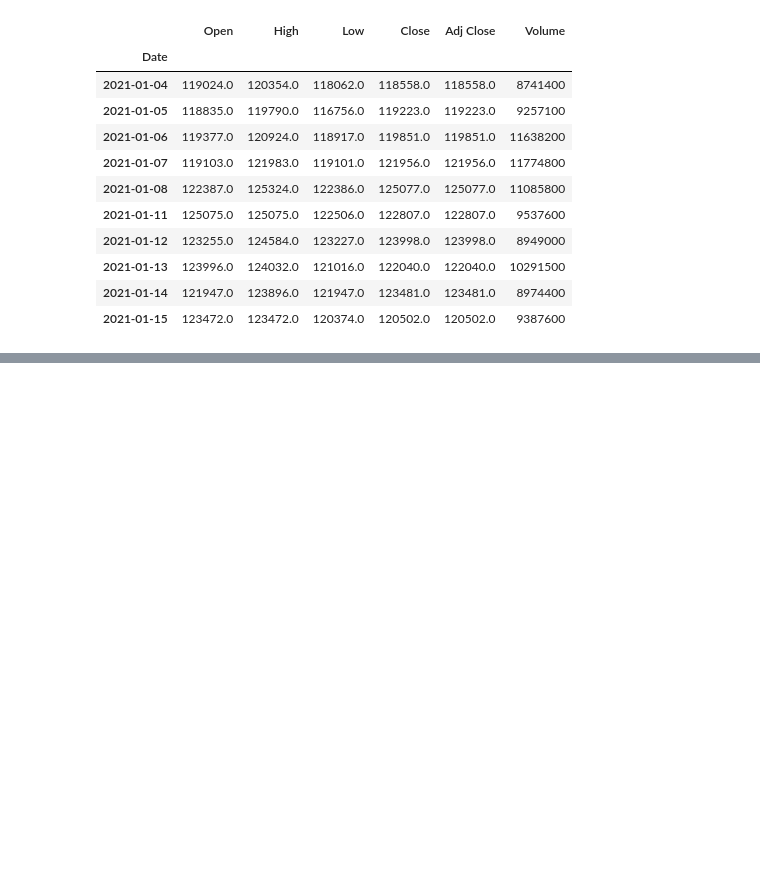
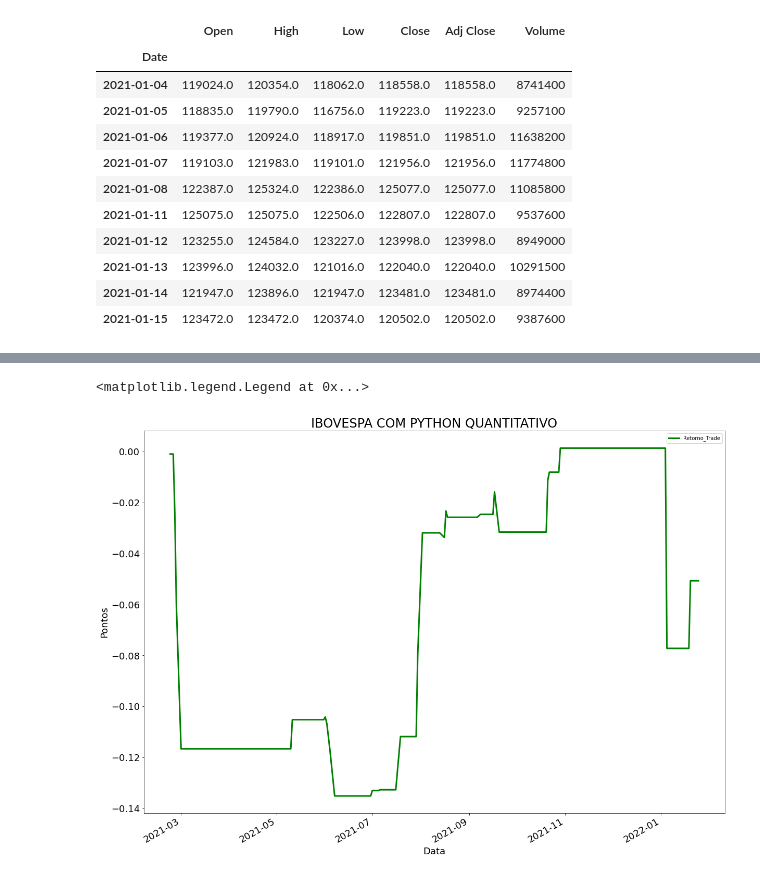
Before and after one commit to Marilzon/quantitative-finance, a Jupyter notebook: bollinger_bands.ipynb, the cells around one changed output, grey strips where cells are left out. Saved outputs shown, nothing was run; the diff lists cells and outputs as text; code cells hidden in the pictures; blank space fills up the shorter version.

```diff
--- a/bollinger_bands.ipynb
+++ b/bollinger_bands.ipynb
@@ -89,0 +90,6 @@ plt.legend()
+# %%
+# CRIANDO ALVOS
+
+period = 12
+dataframe.loc[:, 'Retorno'] = dataframe['Adj Close'].pct_change(period)
+dataframe.loc[:, 'Alvo'] = dataframe['Retorno'].shift( - period)
@@ -89,0 +117,40 @@ plt.legend()
+# %%
+# ESTRATEGIA DO TRADE - 'Seguir a tentencia'
+
+dataframe.loc[:, 'Regra'] = np.where(
+    dataframe.loc[:, 'Adj Close'] > dataframe.loc[: , 'Banda_Superior'], 1, 0
+)
+dataframe.loc[:, 'Regra'] = np.where(
+    dataframe.loc[:, 'Adj Close'] < dataframe.loc[: , 'Banda_Inferior'], -1, dataframe.loc[: ,'Regra']
+)
+# %%
+# REGRA NO ALVO
+
+dataframe.loc[:, 'Trade'] = dataframe.loc[:, 'Regra'] * dataframe.loc[:, 'Alvo']
+# %%
+# CALCULANDO RESULTADO ACUMULADO POR JUROS COMPOSTOS
+
+dataframe.loc[:, 'Retorno_Trade'] = dataframe['Trade'].cumsum()
+# %%
+dataframe['Retorno_Trade'].plot(
+    figsize = (20,15),
+    linewidth = 3,
+    fontsize = 18,
+    color = 'green'
+)
+plt.xlabel(
+    'Data',
+    fontsize = 18
+)
+plt.ylabel(
+    'Pontos',
+    fontsize = 18
+)
+plt.title(
+    'IBOVESPA COM PYTHON QUANTITATIVO',
+    fontsize = 24
+);
+plt.legend()
+# %% [output]
+<matplotlib.legend.Legend at 0x...>
+[figure, added]
```
Also changed, not shown: parts of 10 cells of this notebook.
